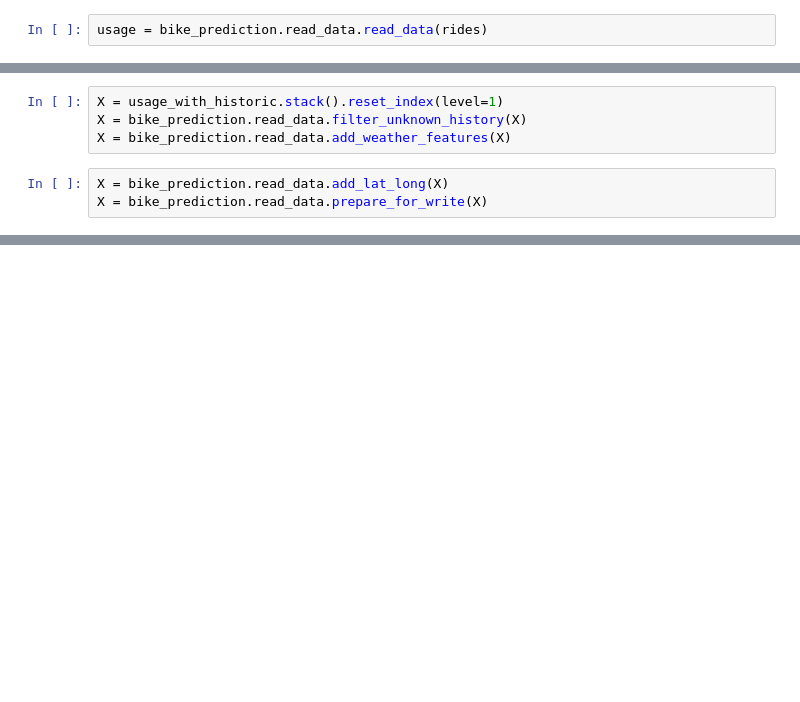
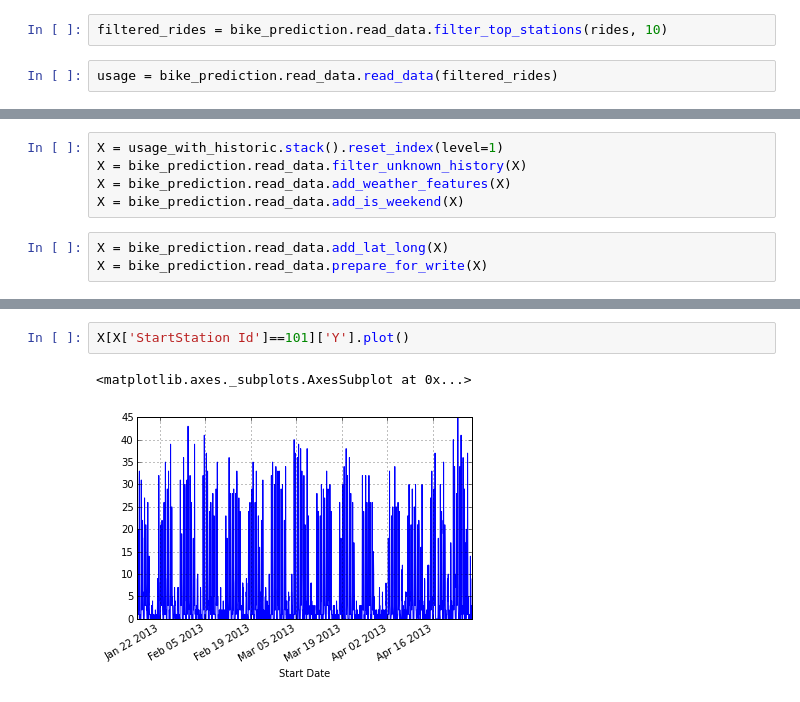
Before and after one commit to cs229-bike-prediction/bike-prediction, a Jupyter notebook: read_data_test.ipynb, the cells around one changed output, grey strips where cells are left out. Saved outputs shown, nothing was run; the diff lists cells and outputs as text; blank space fills up the shorter version.

```diff
--- a/read_data_test.ipynb
+++ b/read_data_test.ipynb
@@ -13,14 +11,17 @@ The autoreload extension is already loaded. To reload it, use:
 # %%
 #timeit.timeit(stmt='bike_prediction.read_data.get_rides()', setup="import bike_prediction.read_data", number=2)
 rides = bike_prediction.read_data.get_rides(5)
+# %%
+filtered_rides = bike_prediction.read_data.filter_top_stations(rides, 10)
 # %%
-usage = bike_prediction.read_data.read_data(rides)
+usage = bike_prediction.read_data.read_data(filtered_rides)
 # %%
 usage_with_historic = bike_prediction.read_data.add_historic_features(usage)
 # %%
 X = usage_with_historic.stack().reset_index(level=1)
 X = bike_prediction.read_data.filter_unknown_history(X)
 X = bike_prediction.read_data.add_weather_features(X)
+X = bike_prediction.read_data.add_is_weekend(X)
 # %%
 X = bike_prediction.read_data.add_lat_long(X)
 X = bike_prediction.read_data.prepare_for_write(X)
@@ -56,0 +53,5 @@ Name: 2013-01-15 00:00:00, dtype: float64
+# %%
+X[X['StartStation Id']==101]['Y'].plot()
+# %% [output]
+<matplotlib.axes._subplots.AxesSubplot at 0x...>
+[figure, added]
```
Also changed, not shown: parts of 5 cells of this notebook, 4 other files.
